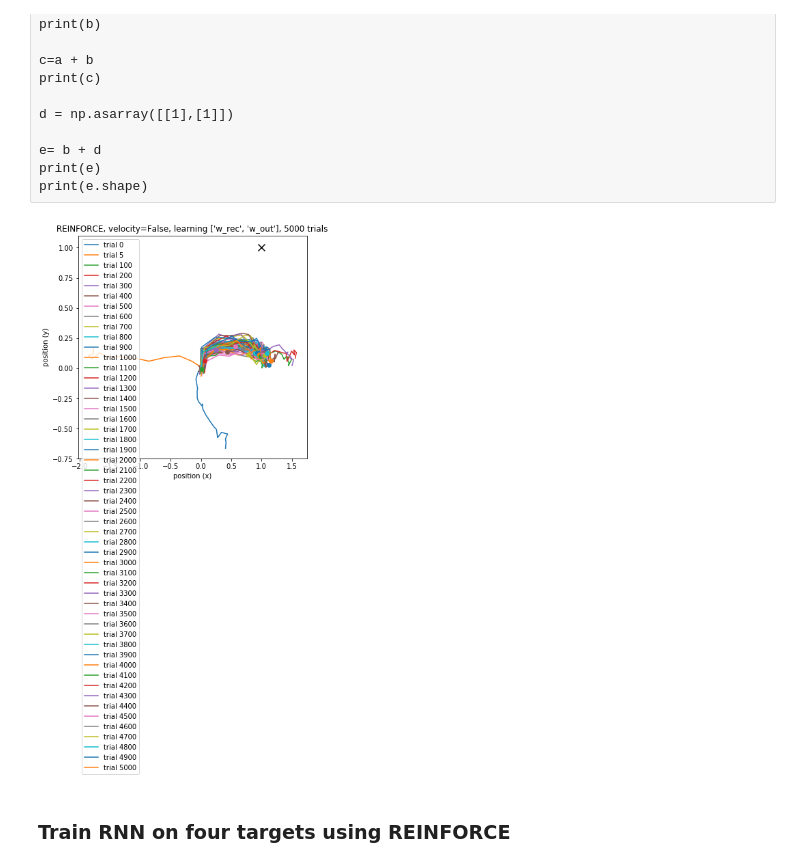
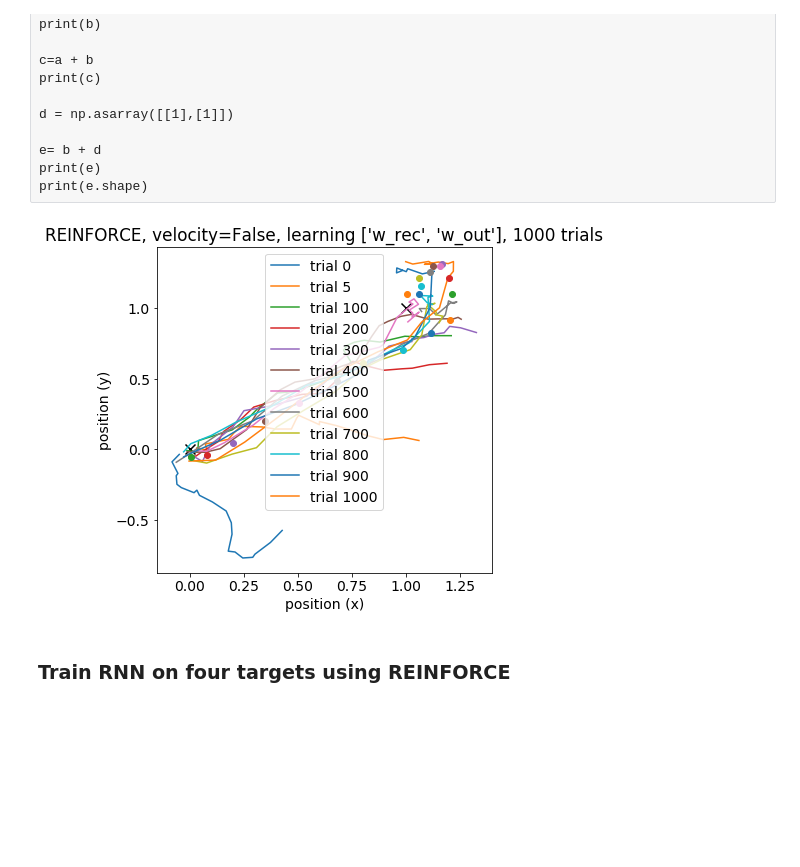
Before and after one commit to jacobfulano/rnn-learning, a Jupyter notebook: examples/Example5-REINFORCE.ipynb, the cells around one changed output. Saved outputs shown, nothing was run; the diff lists cells and outputs as text; code cells hidden in the pictures; blank space fills up the shorter version.

Commit message:
fix bug in reinforce

```diff
--- a/examples/Example5-REINFORCE.ipynb
+++ b/examples/Example5-REINFORCE.ipynb
@@ -66,7 +66,7 @@ Here the task is simply to reach the target at (1,1) given a pulse of trial 20 s
 # %%
 trial_duration = 20
 n_in=1
-frac_on = 0.8
+frac_on = 0.5
 y_target_x = np.expand_dims(np.concatenate((np.zeros(int(trial_duration*frac_on)),np.linspace(0,1,int(trial_duration*(1-frac_on))))),axis=1)
 y_target_y = np.expand_dims(np.concatenate((np.zeros(int(trial_duration*frac_on)),np.linspace(0,1,int(trial_duration*(1-frac_on))))),axis=1)
 y_teaching_signal = np.concatenate((y_target_x,y_target_y),axis=1)
@@ -110,7 +110,7 @@ print(e.shape)
 
 # Set RNN Parameters
 params = RNNparams(n_in=1,n_rec=50,n_out=2,tau_rec=5,
-               eta_in=0.1,eta_rec=0.025,eta_out=0.1,
+               eta_in=0.1,eta_rec=0.5,eta_out=0.1,
                sig_in=0.01,sig_rec=0.1,sig_out=0.01,
                velocity_transform=False,
                rng=np.random.RandomState(0))
@@ -125,38 +125,38 @@ sim = Simulation(net)
 
 """ Instantiate learning algorithm """
 # Specify particular matrix/unit to apply algorithm
-reinforce = REINFORCE(net,apply_to=['w_rec'],online=False,sig_xi=1,tau_reward=20)
+reinforce = REINFORCE(net,apply_to=['w_rec'],online=False,tau_reward=5)
 rflo = RFLO(net,apply_to=['w_rec','w_out'])
 
 plt.figure(figsize=(6,6))
 
-for i in range(5001):
+for i in range(1001):
 
     if i < 1:
         sim.run_trial(task,learn_alg=[rflo],probe_types=['h','y_out','pos'],train=True)
         #plt.plot(sim.probes['pos'].squeeze()[:,0],sim.probes['pos'].squeeze()[:,1],label='trial {}'.format(i))
 
     else:
         sim.run_trial(task,learn_alg=[reinforce],probe_types=['h','y_out','pos'],train=True)
 
     if i % 100 == 0 or i == 5:
         plt.plot(sim.probes['pos'].squeeze()[:,0],sim.probes['pos'].squeeze()[:,1],label='trial {}'.format(i))
 
 sim.run_trial(task,probe_types=['h','pos'],train=False)
 
 
 plt.plot([sim.probes['pos'].squeeze()[:,0]],[sim.probes['pos'].squeeze()[:,1]],'o')
 plt.title('REINFORCE, velocity={}, learning {}, {} trials'.format(net.velocity_transform,rflo.apply_to,i))
 plt.scatter(task.y_target[0,:],task.y_target[1,:],s=100,marker='x',color='k')
 plt.scatter(0,0,s=100,marker='x',color='k')
 # plt.xlim(-1.5,1.5)
 # plt.ylim(-1.5,1.5)
 plt.xlabel('position (x)')
 plt.ylabel('position (y)')
 plt.legend()
 plt.show()
 # %% [output]
-[figure, old version]
+[figure, new version]
 # %% [markdown]
 ### Train RNN on four targets using REINFORCE
 # %%
```
Also changed, not shown: parts of 5 cells of this notebook, 2 other files.
